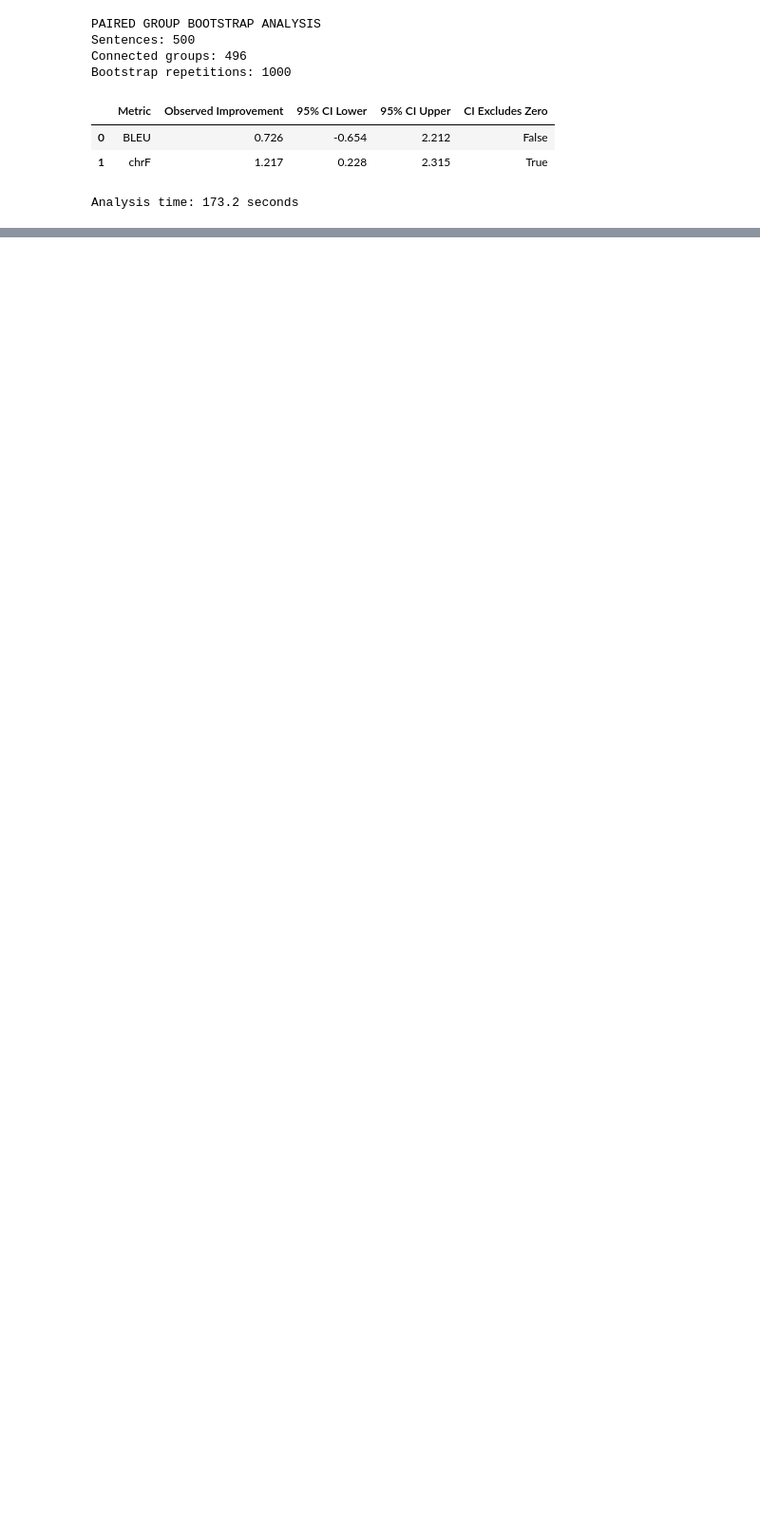
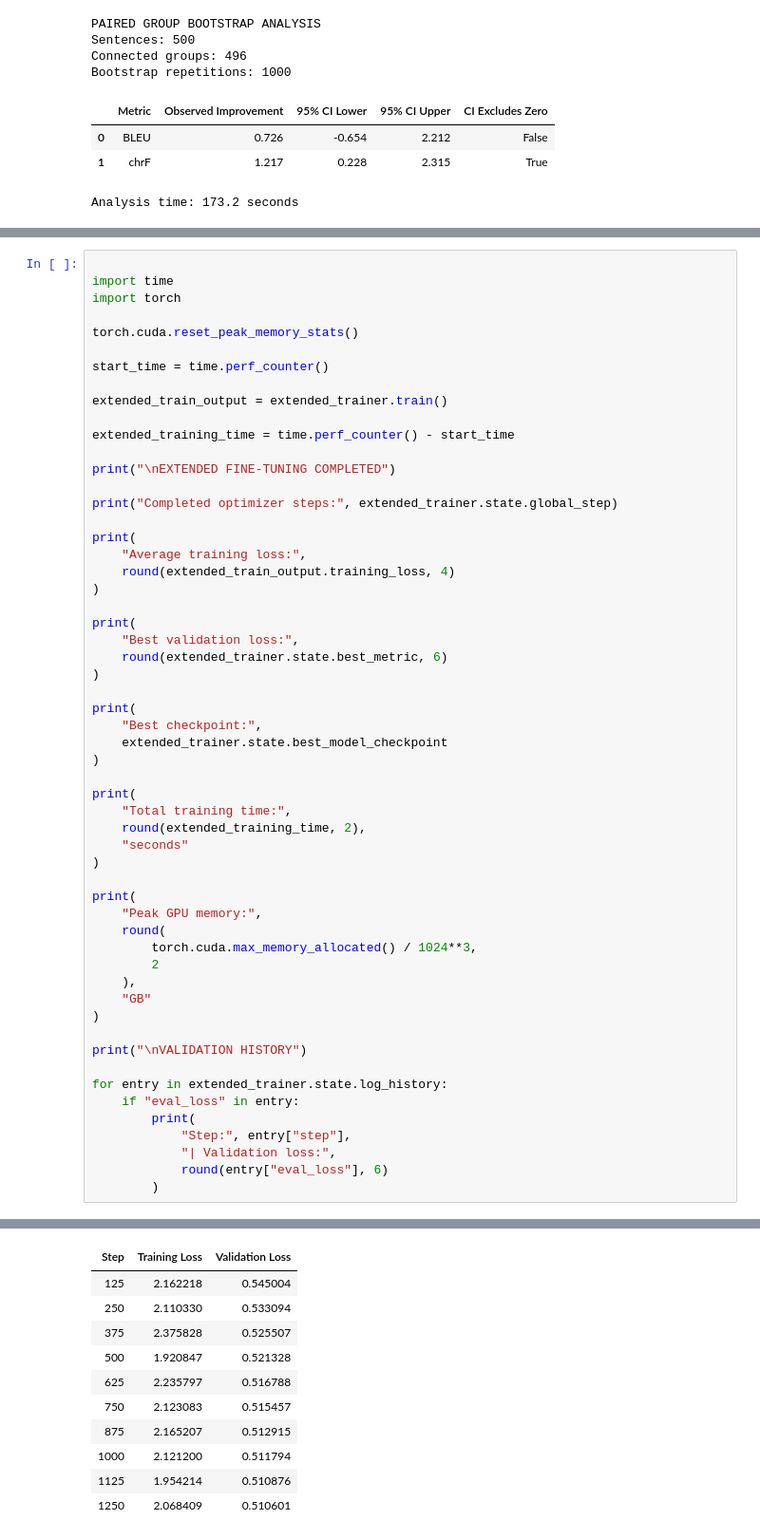
Before and after one commit to MeouchyCharbel/Neural-Machine-Translation, a Jupyter notebook: 03_finetuning.ipynb, the cells around one changed output, grey strips where cells are left out. Shown at 95% size. Cells and saved outputs as stored; diff of their text form; blank space fills up the shorter version.

Commit message:
Save extended fine-tuning experiments

```diff
--- a/03_finetuning.ipynb
+++ b/03_finetuning.ipynb
@@ -1106,0 +1221,57 @@ Connected groups: 496
+# %%
+
+import time
+import torch
+
+torch.cuda.reset_peak_memory_stats()
+
+start_time = time.perf_counter()
+
+extended_train_output = extended_trainer.train()
+
+extended_training_time = time.perf_counter() - start_time
+
+print("\nEXTENDED FINE-TUNING COMPLETED")
+
+print("Completed optimizer steps:", extended_trainer.state.global_step)
+
+print(
+    "Average training loss:",
+    round(extended_train_output.training_loss, 4)
+)
+
+print(
+    "Best validation loss:",
+    round(extended_trainer.state.best_metric, 6)
+)
+
+print(
+    "Best checkpoint:",
+    extended_trainer.state.best_model_checkpoint
+)
+
+print(
+    "Total training time:",
+    round(extended_training_time, 2),
+    "seconds"
+)
+
+print(
+    "Peak GPU memory:",
+    round(
+        torch.cuda.max_memory_allocated() / 1024**3,
+        2
+    ),
+    "GB"
+)
+
+print("\nVALIDATION HISTORY")
+
+for entry in extended_trainer.state.log_history:
+    if "eval_loss" in entry:
+        print(
+            "Step:", entry["step"],
+            "| Validation loss:",
+            round(entry["eval_loss"], 6)
+        )
+# %% [output]
@@ -1106,0 +1283,11 @@ Connected groups: 496
+| Step | Training Loss | Validation Loss |
+| 125 | 2.162218 | 0.545004 |
+| 250 | 2.110330 | 0.533094 |
+| 375 | 2.375828 | 0.525507 |
+| 500 | 1.920847 | 0.521328 |
+| 625 | 2.235797 | 0.516788 |
+| 750 | 2.123083 | 0.515457 |
+| 875 | 2.165207 | 0.512915 |
+| 1000 | 2.121200 | 0.511794 |
+| 1125 | 1.954214 | 0.510876 |
+| 1250 | 2.068409 | 0.510601 |
```
Also changed, not shown: parts of 7 cells of this notebook.
